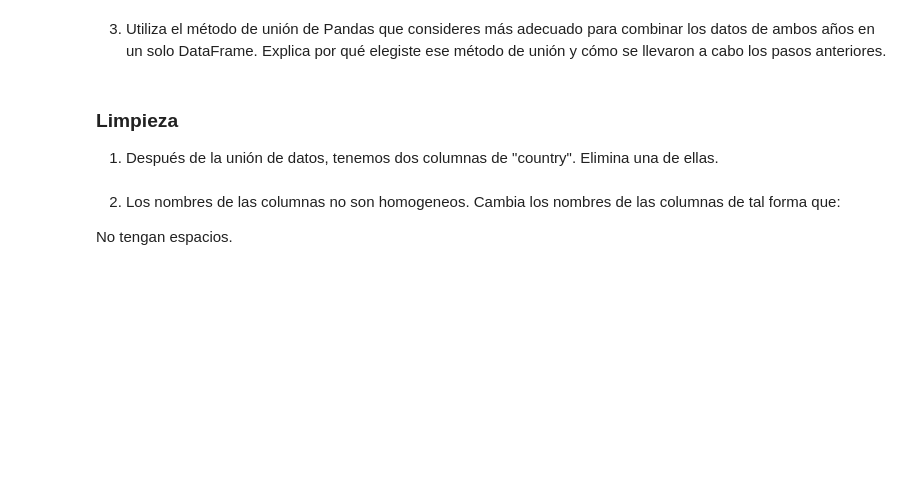
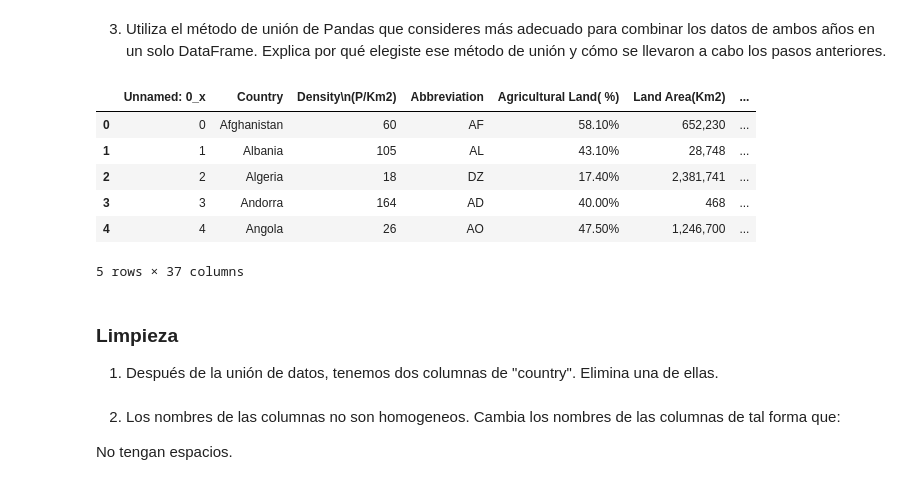
Before and after one commit to FrancaTortaroloo/mod3-pairprogramming, a Jupyter notebook: pair-union-y-limpieza.ipynb, the cells around one changed output. Cells and saved outputs as stored; diff of their text form; code cells hidden in the pictures; blank space fills up the shorter version.

```diff
--- a/pair-union-y-limpieza.ipynb
+++ b/pair-union-y-limpieza.ipynb
@@ -7,6 +24,17 @@
 # %% [markdown]
 3. Utiliza el método de unión de Pandas que consideres más adecuado para combinar los datos de ambos años en un solo DataFrame.
 Explica por qué elegiste ese método de unión y cómo se llevaron a cabo los pasos anteriores.
+# %%
+df_inner = df_parte1.merge(df_parte2, left_on='Country', right_on = "country")
+df_inner.head()
+# %% [output]
+|  | Unnamed: 0_x | Country | Density\n(P/Km2) | Abbreviation | Agricultural Land( %) | Land Area(Km2) | ... |
+| 0 | 0 | Afghanistan | 60 | AF | 58.10% | 652,230 | ... |
+| 1 | 1 | Albania | 105 | AL | 43.10% | 28,748 | ... |
+| 2 | 2 | Algeria | 18 | DZ | 17.40% | 2,381,741 | ... |
+| 3 | 3 | Andorra | 164 | AD | 40.00% | 468 | ... |
+| 4 | 4 | Angola | 26 | AO | 47.50% | 1,246,700 | ... |
+5 rows × 37 columns
 # %% [markdown]
 ### Limpieza
 
```
Also changed, not shown: parts of 15 cells of this notebook.
